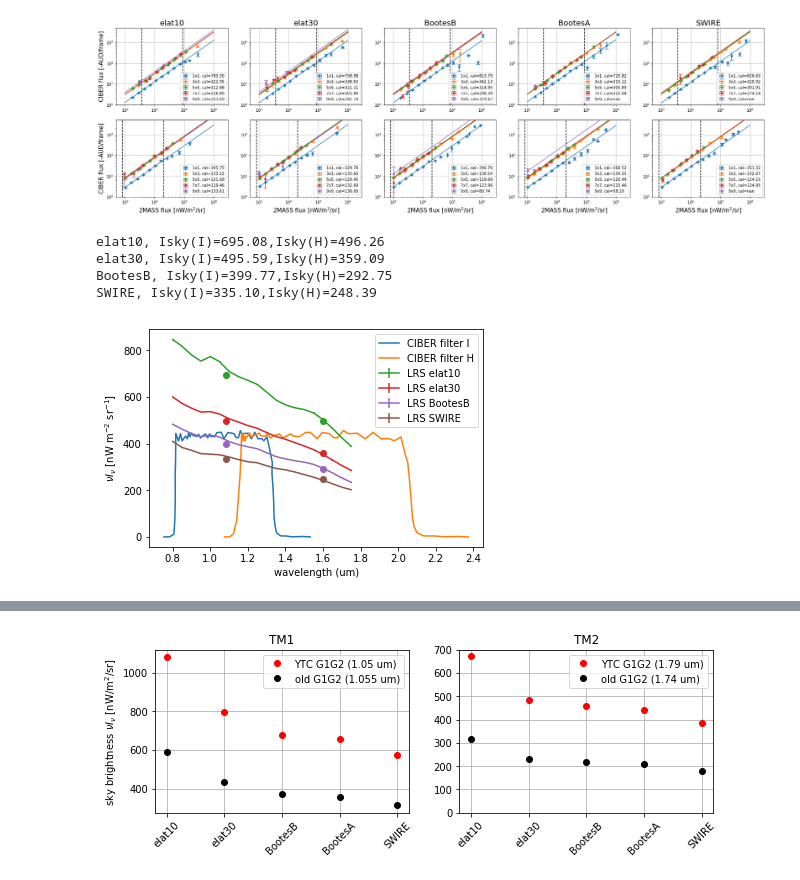
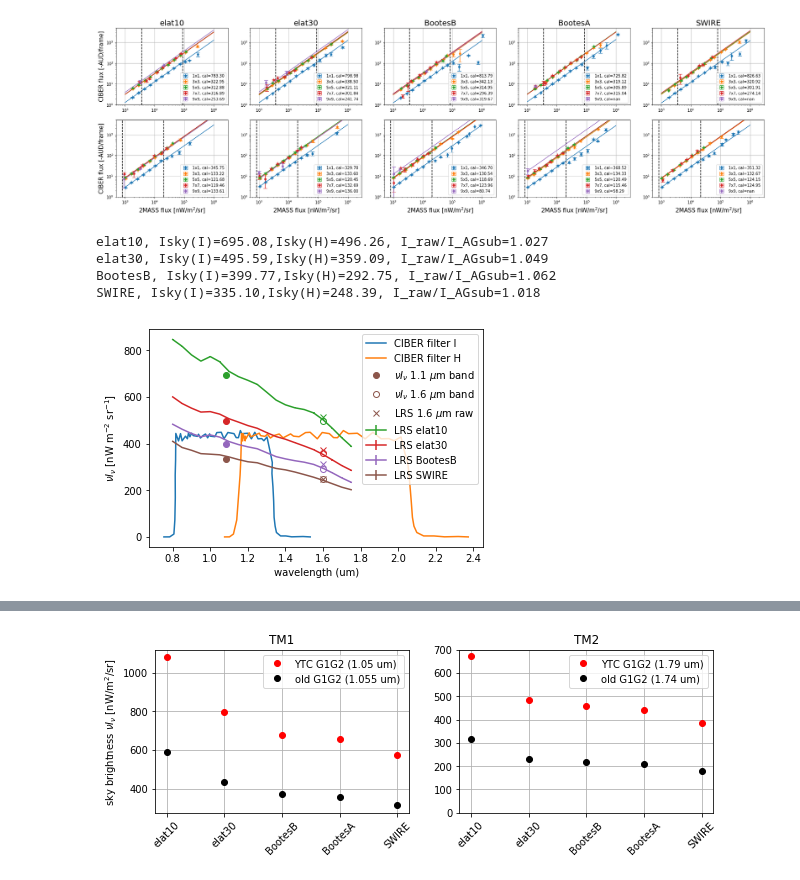
Before and after one commit to yuntingcheng/python_ciber, a Jupyter notebook: stack_modelfit/reduction.ipynb, the cells around one changed output, grey strips where cells are left out. Cells and saved outputs as stored; diff of their text form; code cells hidden in the pictures.

```diff
--- a/stack_modelfit/reduction.ipynb
+++ b/stack_modelfit/reduction.ipynb
@@ -286,38 +286,54 @@ clear_output()
 # %%
 from utils import *
 datadir = mypaths['ciberdir'] + 'data/'
 
 d = np.loadtxt(datadir + 'ciber_filter_I.txt', skiprows=1)
 wl_filtI = d[:,0]/1e4
 filtI = d[:,1]
 d = np.loadtxt(datadir + 'ciber_filter_H.txt', skiprows=1)
 wl_filtH = d[:,0]/1e4
 filtH = d[:,1]
 
 plt.plot(wl_filtI, filtI*500,label='CIBER filter I')
 plt.plot(wl_filtH, filtI*500,label='CIBER filter H')
 
+d = np.loadtxt(datadir + 'LRS_H-band_raw_profile.txt', skiprows=1)
+Hband_time, Hband_Itime = d[:,0], d[:,1]
 d = np.loadtxt(datadir + 'LRS_sky_brightness.txt', skiprows=1)
 wl_LRS = d[:,0]
 
-for i,(idx,name) in enumerate(zip((5,7,9,11),('elat10','elat30','BootesB','SWIRE'))):
-    plt.errorbar(wl_LRS,d[:,idx],d[:,idx+1],label='LRS ' + name,c='C'+str(i+2))
+for i,(idx,name, ts, te) in enumerate(zip((5,7,9,11),('elat10','elat30','BootesB','SWIRE'),
+                                 (387,450,513,655),(436,500,569,705))):
+    Isky_H_raw = np.mean(Hband_Itime[(Hband_time>ts) & (Hband_time<te)])
+    Isky_H_agsub = d[np.where(wl_LRS==1.6)[0][0],idx]
+
     Iinterp = np.interp(wl_filtI, wl_LRS, d[:,idx])
     Hinterp = np.interp(wl_filtH, wl_LRS, d[:,idx])
     Isky_I = np.sum(Iinterp * wl_filtI)/np.sum(wl_filtI)
     Isky_H = np.sum(Hinterp * wl_filtH)/np.sum(wl_filtH)
-    plt.plot([np.mean(wl_filtI)], [Isky_I],'o',c='C'+str(i+2))
-    plt.plot([np.mean(wl_filtH)], [Isky_H],'o',c='C'+str(i+2))
-    print('%s, Isky(I)=%.2f,Isky(H)=%.2f'%(name, Isky_I,Isky_H))
 
-# print(Iinterp)
+    if name!='SWIRE':
+        plt.plot([np.mean(wl_filtI)], [Isky_I],'o',c='C'+str(i+2))
+        plt.plot([np.mean(wl_filtH)], [Isky_H],'o',markerfacecolor='none', c='C'+str(i+2))
+        plt.errorbar(wl_LRS,d[:,idx],d[:,idx+1],label='LRS ' + name,c='C'+str(i+2))
+        plt.plot([1.6], [Isky_H_raw],'x',c='C'+str(i+2))
+
+    else:
+        plt.plot([np.mean(wl_filtI)], [Isky_I],'o',c='C'+str(i+2),label=r'$\nu I_\nu$ 1.1 $\mu$m band')
+        plt.plot([np.mean(wl_filtH)], [Isky_H],'o',markerfacecolor='none',
+                 c='C'+str(i+2), label=r'$\nu I_\nu$ 1.6 $\mu$m band')
+        plt.errorbar(wl_LRS,d[:,idx],d[:,idx+1],label='LRS ' + name,c='C'+str(i+2))
+        plt.plot([1.6], [Isky_H_raw],'x',c='C'+str(i+2),label=r'LRS 1.6 $\mu$m raw')
+    print('%s, Isky(I)=%.2f,Isky(H)=%.2f, I_raw/I_AGsub=%.3f'\
+          %(name, Isky_I,Isky_H,Isky_H_raw/Isky_H_agsub))
+
 plt.xlabel('wavelength (um)')
 plt.ylabel(r'$\nu I_\nu$ [nW m$^{-2}$ sr$^{-1}$]')
 plt.legend()
 plt.savefig('/Users/ytcheng/Desktop/LRS_nuInu', dpi = 200, bbox_inches='tight')
 # %% [output]
-elat10, Isky(I)=695.08,Isky(H)=496.26
-elat30, Isky(I)=495.59,Isky(H)=359.09
-BootesB, Isky(I)=399.77,Isky(H)=292.75
-SWIRE, Isky(I)=335.10,Isky(H)=248.39
+elat10, Isky(I)=695.08,Isky(H)=496.26, I_raw/I_AGsub=1.027
+elat30, Isky(I)=495.59,Isky(H)=359.09, I_raw/I_AGsub=1.049
+BootesB, Isky(I)=399.77,Isky(H)=292.75, I_raw/I_AGsub=1.062
+SWIRE, Isky(I)=335.10,Isky(H)=248.39, I_raw/I_AGsub=1.018
-[figure, old version]
+[figure, new version]
```
Also changed, not shown: parts of 1 cell of this notebook, 5 other files.
